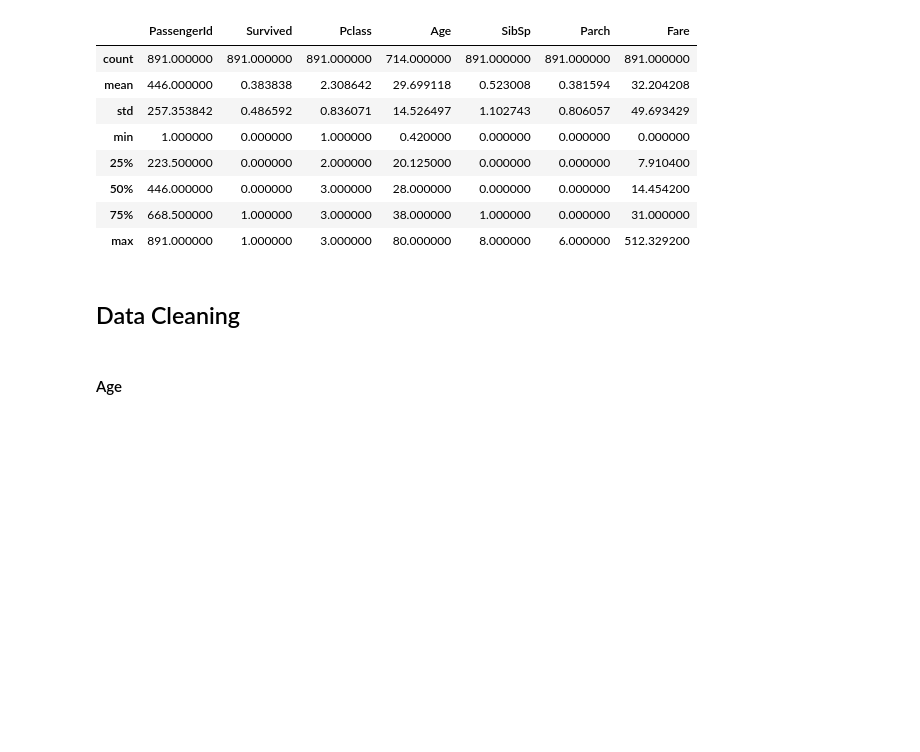
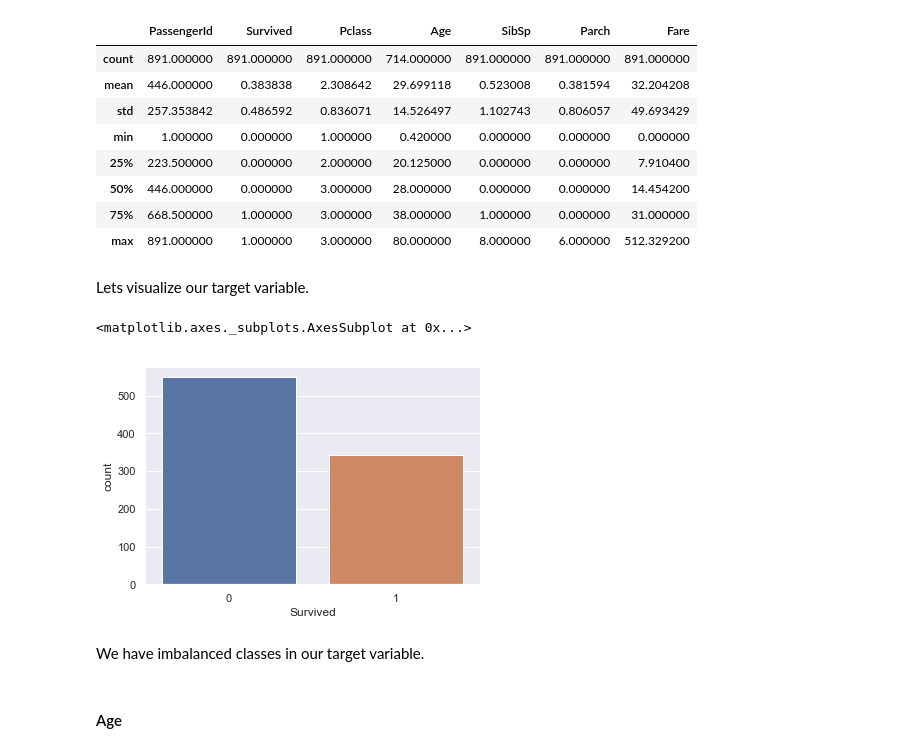
Before and after one commit to sabanasimbutt/Classification-Titanic, a Jupyter notebook: Survival Prediction.ipynb, the cells around one changed output. Cells and saved outputs as stored; diff of their text form; code cells hidden in the pictures; blank space fills up the shorter version.

```diff
--- a/Survival Prediction.ipynb
+++ b/Survival Prediction.ipynb
@@ -75,8 +77,15 @@ train.describe()
 | 50% | 446.000000 | 0.000000 | 3.000000 | 28.000000 | 0.000000 | 0.000000 | 14.454200 |
 | 75% | 668.500000 | 1.000000 | 3.000000 | 38.000000 | 1.000000 | 0.000000 | 31.000000 |
 | max | 891.000000 | 1.000000 | 3.000000 | 80.000000 | 8.000000 | 6.000000 | 512.329200 |
-# %% [markdown]
-## Data Cleaning
+# %% [markdown]
+Lets visualize our target variable.
+# %%
+sns.countplot(train.Survived)
+# %% [output]
+<matplotlib.axes._subplots.AxesSubplot at 0x...>
+[figure, added]
+# %% [markdown]
+We have imbalanced classes in our target variable.
 # %% [markdown]
 #### Age
 # %%
```
Also changed, not shown: parts of 1 cell of this notebook.
